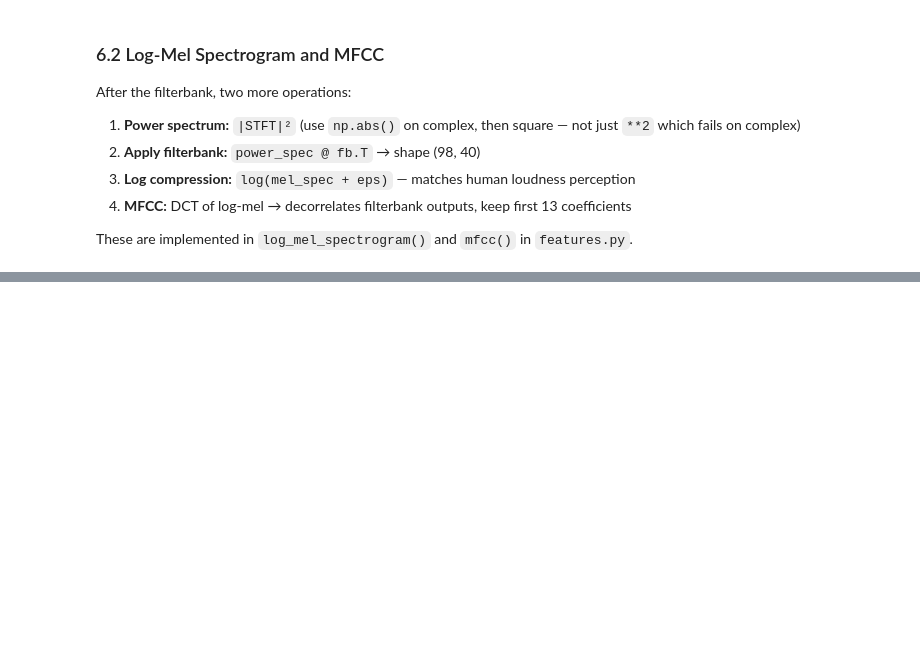
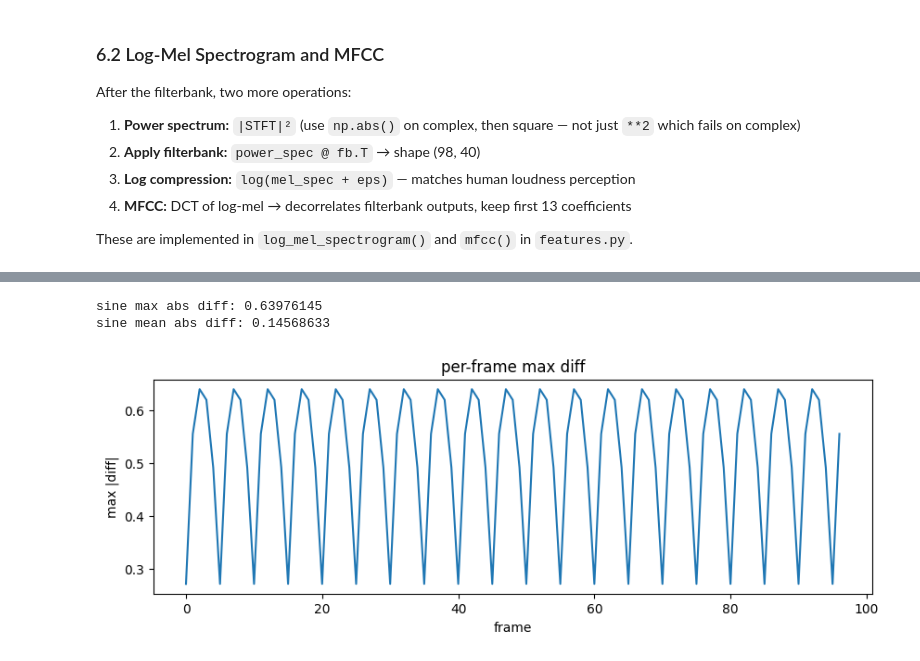
Before and after one commit to FengkaiLiu/my_KWS, a Jupyter notebook: notebooks/01_eda.ipynb, the cells around one changed output, grey strips where cells are left out. Drawn from its saved outputs; the diff is of its cells as text; code cells hidden in the pictures; blank space fills up the shorter version.

```diff
--- a/notebooks/01_eda.ipynb
+++ b/notebooks/01_eda.ipynb
@@ -328,0 +561,18 @@ These are implemented in `log_mel_spectrogram()` and `mfcc()` in `features.py`.
+# %%
+#torchAudio ver
+mel_transform = T.MelSpectrogram(
+    sample_rate=16000,
+    n_fft=512,
+    hop_length=160,
+    win_length=400,
+    n_mels=40,
+    power=2.0,          #power spectrogram (|.|^2)
+    center=False,
+    norm=None,
+    mel_scale='htk',
+    window_fn=torch.hann_window,
+    wkwargs={'periodic': False}
+)
+mel_t = mel_transform(waveform_t)               #(40, n_frames)
+log_mel_ta = torch.log(mel_t + 1e-10).numpy().T #(n_frames, 40)
+log_mel_np_aligned = log_mel_np[:-1]            #(97, 40)
@@ -328,0 +600,24 @@ These are implemented in `log_mel_spectrogram()` and `mfcc()` in `features.py`.
+# %%
+#sinewave compare
+t = np.arange(16000) / 16000
+sine = np.sin(2 * np.pi * 440 * t).astype(np.float32)
+
+log_mel_np = log_mel_spectrogram(sine)[:-1]
+log_mel_ta = torch.log(mel_transform(torch.from_numpy(sine)) + 1e-10).numpy().T
+
+print("sine max abs diff:", np.max(np.abs(log_mel_np - log_mel_ta)))
+print("sine mean abs diff:", np.mean(np.abs(log_mel_np - log_mel_ta)))
+
+diff = np.abs(log_mel_np - log_mel_ta)   # (97, 40)
+# %% [output]
+sine max abs diff: 0.63976145
+sine mean abs diff: 0.14568633
+# %%
+# biggest diff for each frame
+plt.figure(figsize=(10, 3))
+plt.plot(diff.max(axis=1))
+plt.xlabel('frame'); plt.ylabel('max |diff|')
+plt.title('per-frame max diff')
+plt.show()
+# %% [output]
+[figure, added]
```
Also changed, not shown: parts of 30 cells of this notebook, 1 other file.
